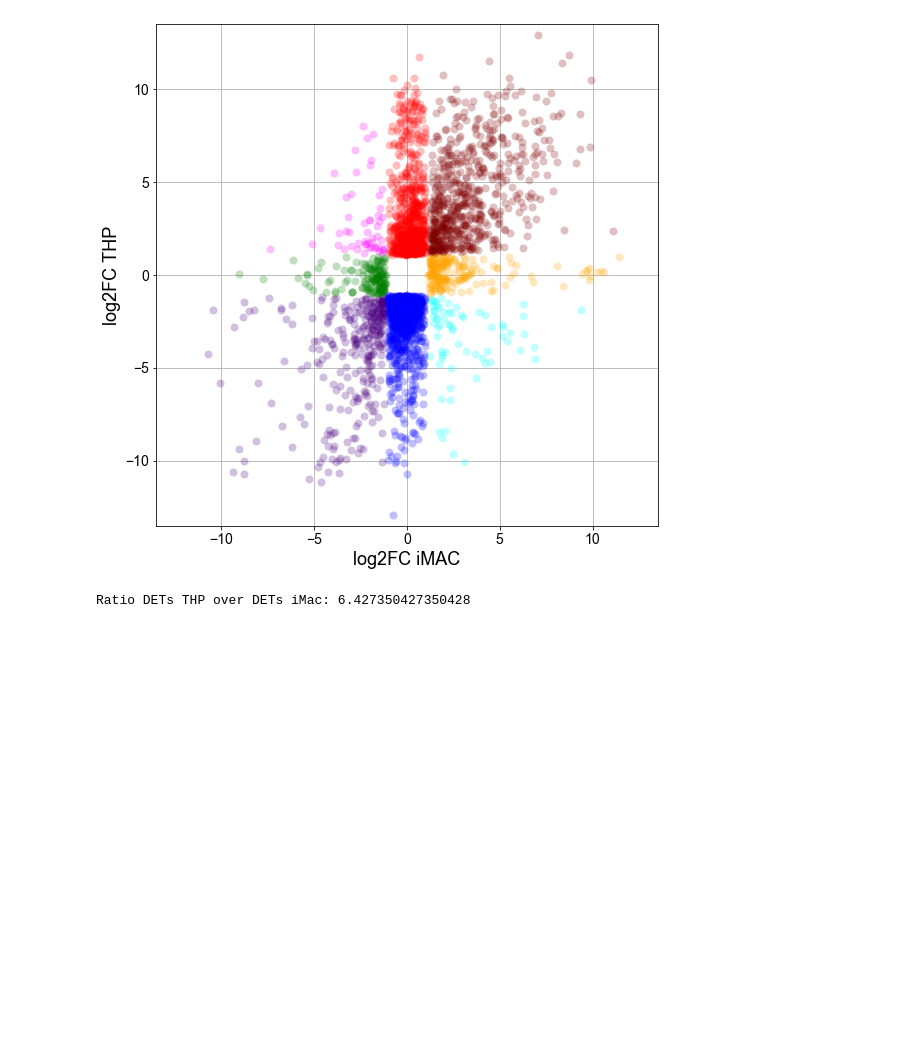
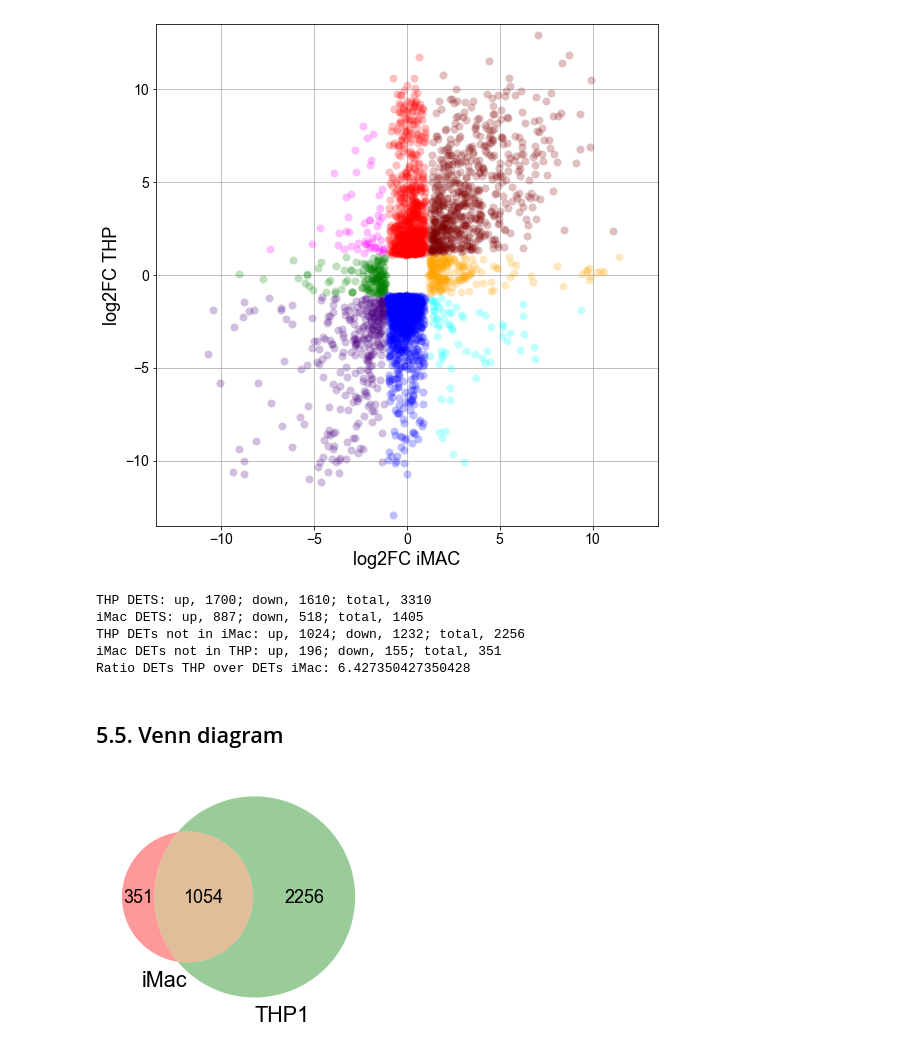
Before and after one commit to adelomana/uwm, a Jupyter notebook: transcriptomics/transcriptomics_final_analysis_E.ipynb, the cells around one changed output. Drawn from its saved outputs; the diff is of its cells as text; code cells hidden in the pictures; blank space fills up the shorter version.

Commit message:
Added Venn diagrams and volcano plots

```diff
--- a/transcriptomics/transcriptomics_final_analysis_E.ipynb
+++ b/transcriptomics/transcriptomics_final_analysis_E.ipynb
@@ -506,8 +507,3 @@ DOWN — green 155
 — DOWN blue 1232
 — — black 0
 [figure]
-# %%
-value=(1024+1232)/(196+155)
-print('Ratio DETs THP over DETs iMac: {}'.format(value))
-# %% [output]
-Ratio DETs THP over DETs iMac: 6.427350427350428
@@ -515,0 +510,41 @@ Ratio DETs THP over DETs iMac: 6.427350427350428
+# %%
+maroon=624
+indigo=311
+magenta=52
+cyan=67
+orange=196
+green=155
+red=1024
+blue=1232
+
+a=magenta+red+maroon; b=indigo+blue+cyan
+print('THP DETS: up, {}; down, {}; total, {}'.format(a,b,a+b))
+
+a=maroon+orange+cyan; b=magenta+green+indigo
+print('iMac DETS: up, {}; down, {}; total, {}'.format(a,b,a+b))
+
+print('THP DETs not in iMac: up, {}; down, {}; total, {}'.format(red,blue,red+blue))
+
+print('iMac DETs not in THP: up, {}; down, {}; total, {}'.format(orange,green,orange+green))
+
+ratio=(red+blue)/(orange+green)
+print('Ratio DETs THP over DETs iMac: {}'.format(ratio))
+# %% [output]
+THP DETS: up, 1700; down, 1610; total, 3310
+iMac DETS: up, 887; down, 518; total, 1405
+THP DETs not in iMac: up, 1024; down, 1232; total, 2256
+iMac DETs not in THP: up, 196; down, 155; total, 351
+Ratio DETs THP over DETs iMac: 6.427350427350428
+# %% [markdown]
+## 5.5. Venn diagram
+# %%
+matplotlib.rcParams.update({'font.size':18,'font.family':'Arial','xtick.labelsize':14,'ytick.labelsize':14,'axes.labelsize':18})
+matplotlib.rcParams['pdf.fonttype']=42
+# %%
+a=orange+green; b=red+blue; c=maroon+cyan+indigo+magenta
+matplotlib_venn.venn2(subsets=(a,b,c),set_labels=('iMac','THP1'))
+
+matplotlib.pyplot.tight_layout()
+matplotlib.pyplot.savefig('{}/figures/venn_diagram_E.pdf'.format(results_dir))
+# %% [output]
+[figure, added]
```
Also changed, not shown: parts of 6 cells of this notebook, 1 other file.
